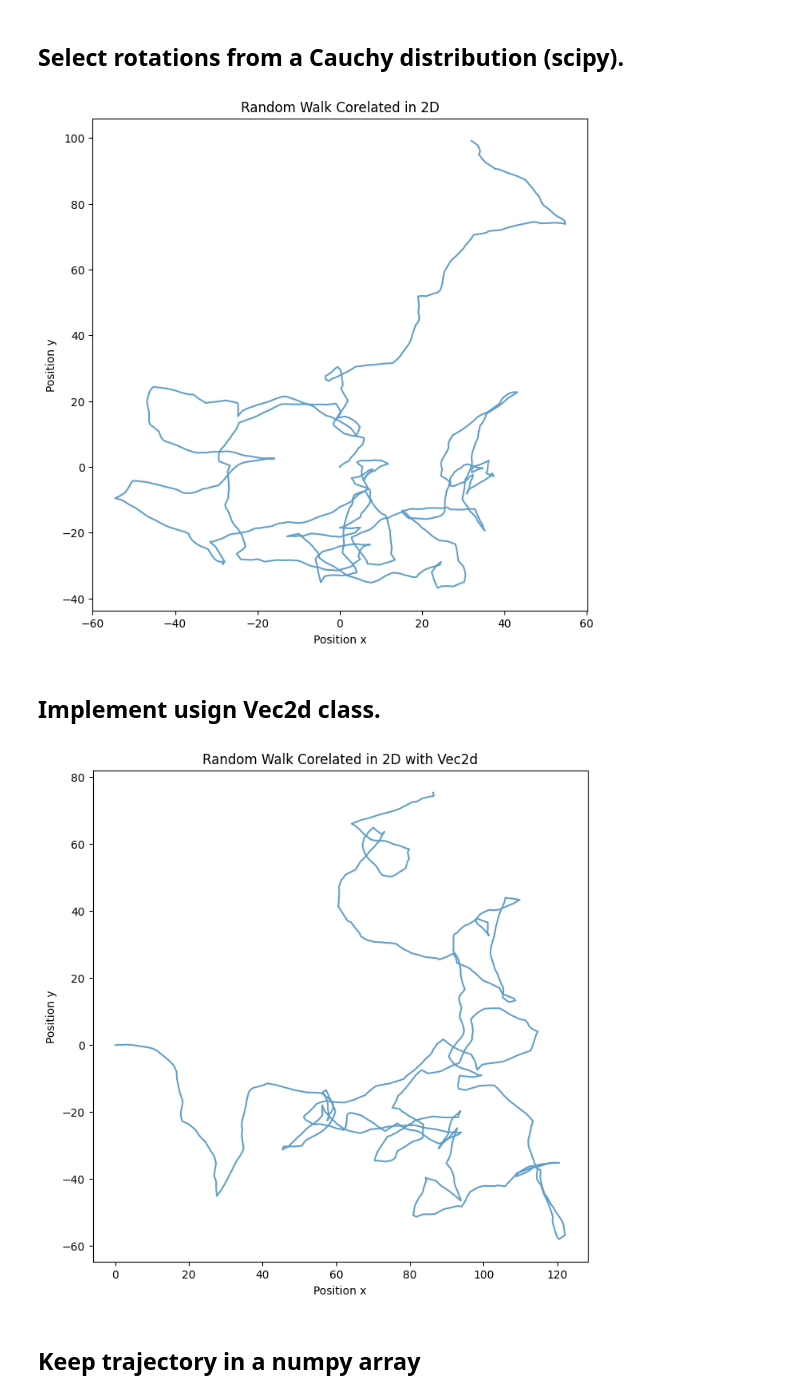
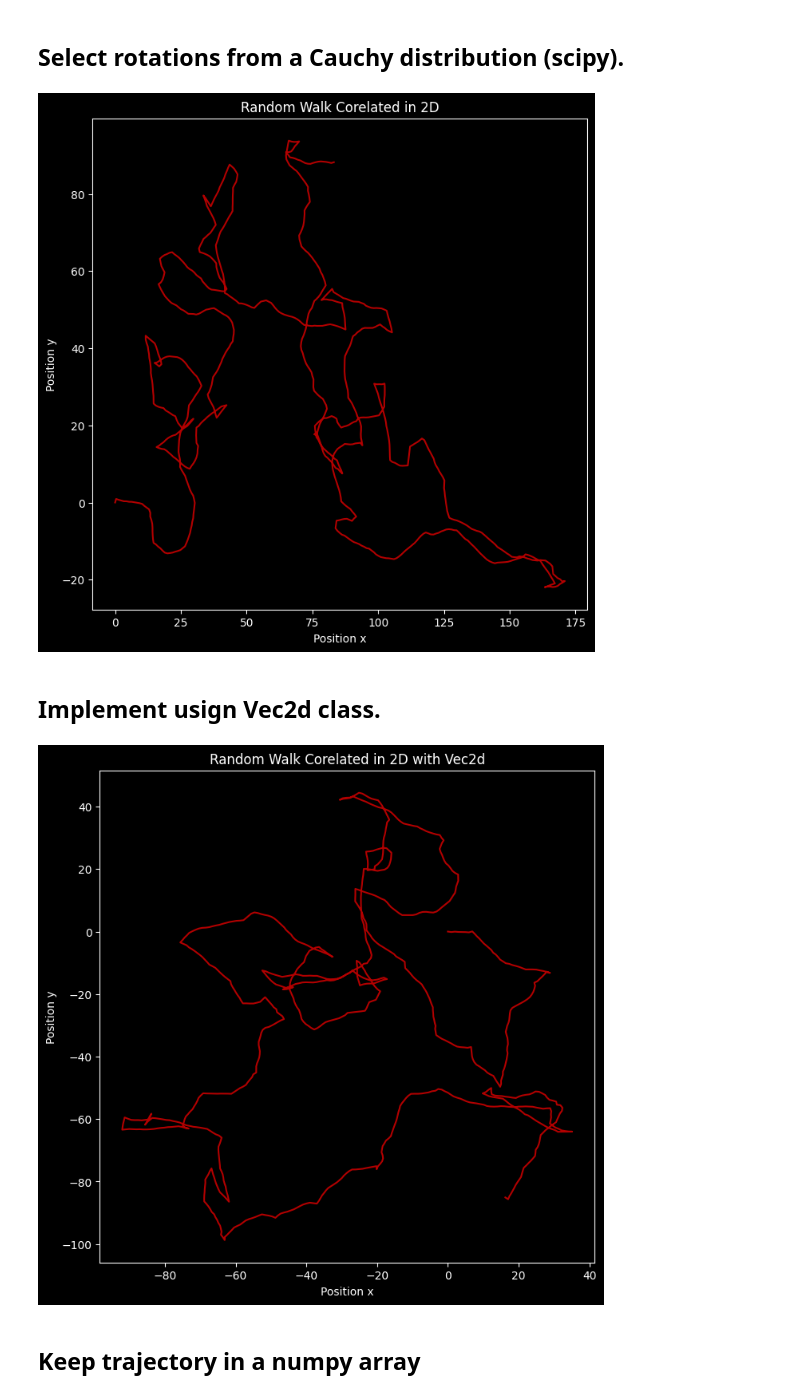
Before and after one commit to OmarGudi/Random_Walks_BrownianMotion, a Jupyter notebook: Random Walks_Correlated.ipynb, the cells around one changed output. Cells and saved outputs as stored; diff of their text form; code cells hidden in the pictures.

```diff
--- a/Random Walks_Correlated.ipynb
+++ b/Random Walks_Correlated.ipynb
@@ -82,14 +82,15 @@ scale = 0.1  # This parameter can be modified to change the simulation.
 # Generate the random walk.
 x, y = correlated_random_walk_2D(n_steps, scale)
 # Get a graphyc for the random walk.
+plt.style.use('dark_background')
 plt.figure(figsize=(8, 8))
-plt.plot(x, y, alpha=0.7)
+plt.plot(x, y, color = 'red', alpha=0.7)
 plt.title("Random Walk Corelated in 2D")
 plt.xlabel("Position x")
 plt.ylabel("Position y")
 plt.show()
 # %% [output]
-[figure, old version]
+[figure, new version]
 # %% [markdown]
 ## Implement usign Vec2d class.
 # %%
@@ -98,35 +99,36 @@ def correlated_random_walk_2D_vec2d(n_steps, scale=0.1):
     # scale: scale parameter for the Cauchy distribution that controls the "spread" of the rotations
     # Initialize the position and initial direction
     position = Vec2d(0, 0)
     direction = Vec2d(1, 0)
     # Arrays to save the trajectory
     trajectory_x = []
     trajectory_y = []
     for _ in range(n_steps):
         # Save the current position
         trajectory_x.append(position.x)
         trajectory_y.append(position.y)
         # Select a rotation from the Cauchy distribution.
         rotation_angle = cauchy.rvs(scale=scale)
         # Rotate the current position.
         direction = direction.rotated(rotation_angle)
         # Update the position.
         position += direction
     return trajectory_x, trajectory_y
 # Simulation parameters.
 n_steps = 1000
 scale = 0.1  # This parameter can be modified to change the simulation.
 # Generate the random walk.
 trajectory_x, trajectory_y = correlated_random_walk_2D_vec2d(n_steps, scale)
 # Get a graphyc for the random walk.
+plt.style.use('dark_background')
 plt.figure(figsize=(8, 8))
-plt.plot(trajectory_x, trajectory_y, alpha=0.7)
+plt.plot(trajectory_x, trajectory_y, color = 'red', alpha=0.7)
 plt.title("Random Walk Corelated in 2D with Vec2d")
 plt.xlabel("Position x")
 plt.ylabel("Position y")
 plt.show()
 # %% [output]
-[figure, old version]
+[figure, new version]
 # %% [markdown]
 ## Keep trajectory in a numpy array
 # %%
```
Also changed, not shown: parts of 2 cells of this notebook.
